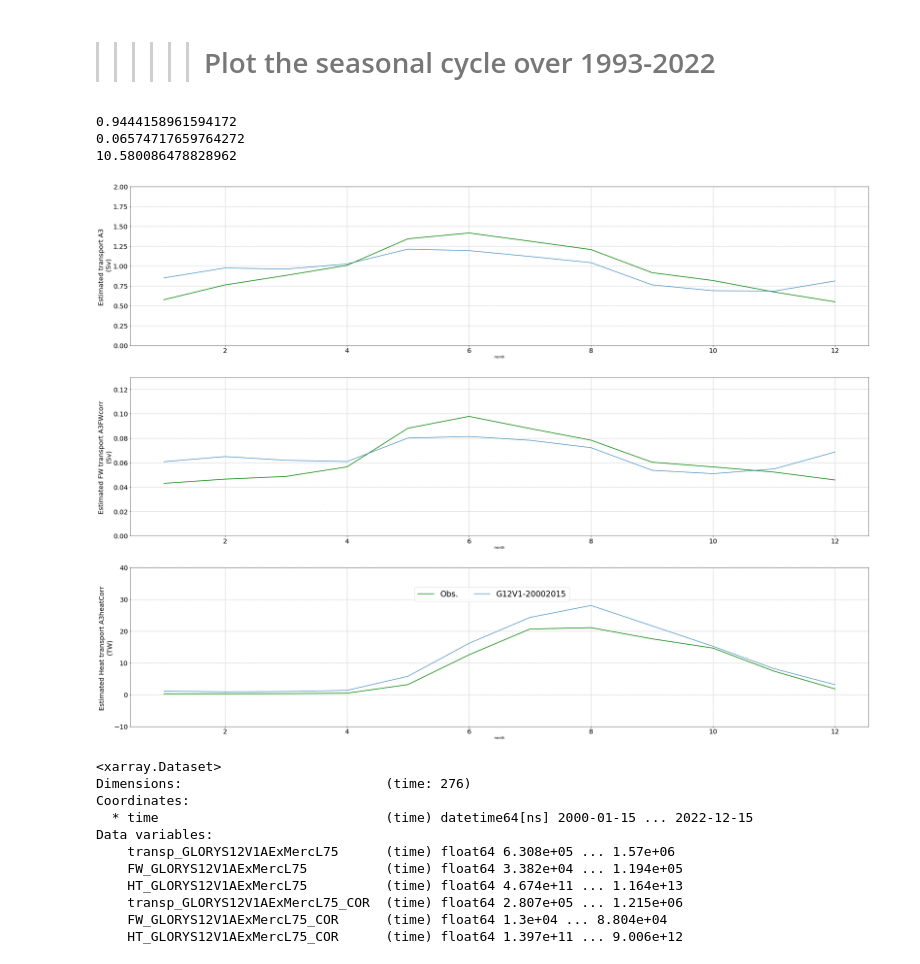
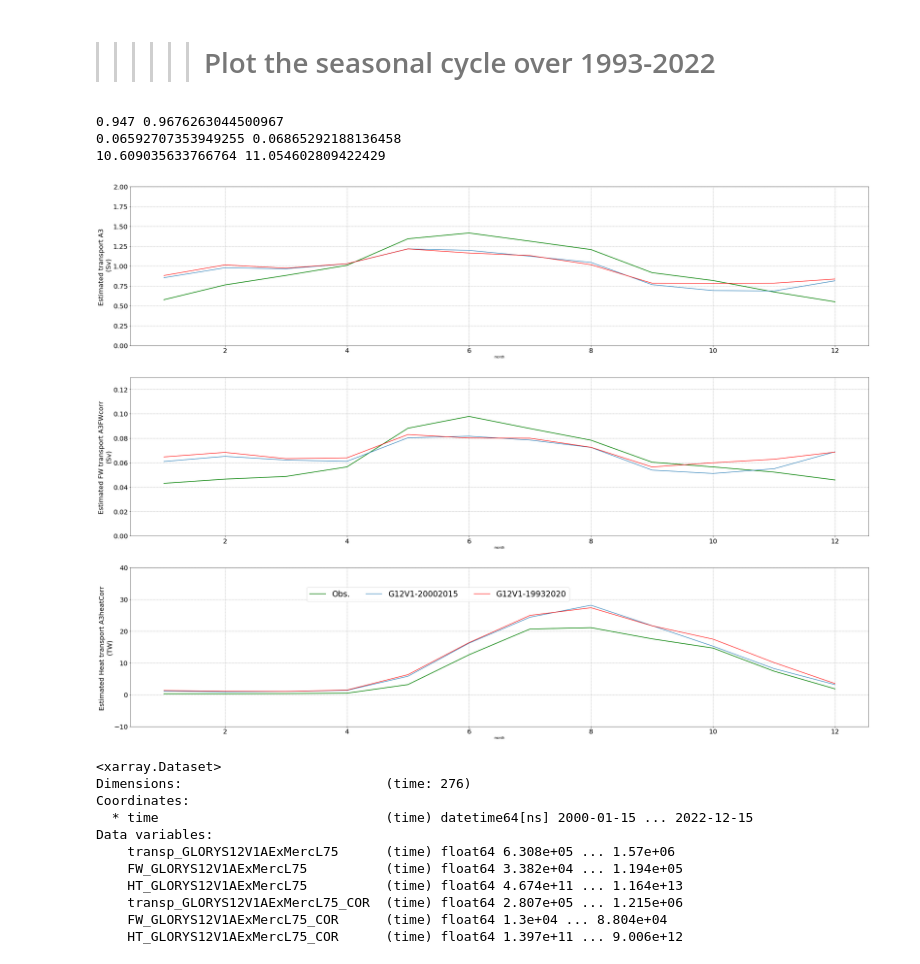
Before and after one commit to ctalandi/TOOLS, a Jupyter notebook: INTERPOLATION/GLORYS12V1/CREG12.L75/BERING/VELOCITY-CORRECTION/Glorys12v1_BERING_BDYs_4CREG12.L75_y19932022.ipynb, the cells around one changed output. Drawn from its saved outputs; the diff is of its cells as text; code cells hidden in the pictures.

```diff
--- a/INTERPOLATION/GLORYS12V1/CREG12.L75/BERING/VELOCITY-CORRECTION/Glorys12v1_BERING_BDYs_4CREG12.L75_y19932022.ipynb
+++ b/INTERPOLATION/GLORYS12V1/CREG12.L75/BERING/VELOCITY-CORRECTION/Glorys12v1_BERING_BDYs_4CREG12.L75_y19932022.ipynb
@@ -708,14 +711,14 @@ plt.title('Bering Strait Monthly means \n Obs. from Woodgate et al. PO2017', siz
 ax=plt.subplot(311)
 ds_Obs['transp_A3MeanCorr'].sel(time=slice(str(calmean_s),str(calmean_e))).groupby('time.month').mean().plot(color='g',linewidth=2.)
 (ds_M['transp_GLORYS12V1AExMercL75_COR']*1e-6).sel(time=slice(str(calmean_s),str(calmean_e))).groupby('time.month').mean('time').plot()
-#(ds_M['transp_GLORYS12V1AExMercL75']*1e-6).sel(time=slice(str(calmean_longs),str(calmean_longe))).groupby('time.month').mean('time').plot(color='r')
+(ds_M['transp_GLORYS12V1AExMercL75_COR']*1e-6).sel(time=slice(str(calmean_longs),str(calmean_longe))).groupby('time.month').mean('time').plot(color='r')
 
 
 Mean_TP_GLORYS12V1AExMercL75_S=np.array((ds_M['transp_GLORYS12V1AExMercL75_COR']*1e-6).sel(time=slice(str(calmean_s),str(calmean_e))).groupby('time.month').mean('time').mean())
-#Mean_TP_GLORYS12V1AExMercL75_L=np.array((ds_M['transp_GLORYS12V1AExMercL75']*1e-6).sel(time=slice(str(calmean_longs),str(calmean_longe))).groupby('time.month').mean('time').mean())
+Mean_TP_GLORYS12V1AExMercL75_L=np.array((ds_M['transp_GLORYS12V1AExMercL75_COR']*1e-6).sel(time=slice(str(calmean_longs),str(calmean_longe))).groupby('time.month').mean('time').mean())
 
-#print(Mean_TP_GLORYS12V1AExMercL75_S, Mean_TP_GLORYS12V1AExMercL75_L)
-print(Mean_TP_GLORYS12V1AExMercL75_S)
+print(Mean_TP_GLORYS12V1AExMercL75_S, Mean_TP_GLORYS12V1AExMercL75_L)
+#print(Mean_TP_GLORYS12V1AExMercL75_S)
 #ax.text('2008',2.25   ,'Mean '+str(calmean_s)+'-'+str(calmean_e)+' : ',color='k',size=24)
 #ax.text('2010',2.25   ,str(np.round(np.nanmean(transp_A3MeanCorr[(calmean_s-syear_Obs)*12:(calmean_e-syear_Obs)*12]),decimals=1))+'+/-'+str(transp_A3MeanCorr_std)+' Sv',color='g',size=24)
 #ax.text('2012',2.2   ,str(np.round(Mean_TP_GLORYS12V1AExMercL75_S,decimals=1))+' Sv',color='b',size=24)
@@ -736,13 +739,13 @@ plt.grid(True,linestyle='--', color='grey',alpha=0.7)
 ax=plt.subplot(312)
 ds_Obs['FW_A3FWcorr'].sel(time=slice(str(calmean_s),str(calmean_e))).groupby('time.month').mean().plot(color='g',linewidth=2.)
 (ds_M['FW_GLORYS12V1AExMercL75_COR']*1e-6).sel(time=slice(str(calmean_s),str(calmean_e))).groupby('time.month').mean('time').plot()
-#(ds_M['FW_GLORYS12V1AExMercL75']*1e-6).sel(time=slice(str(calmean_longs),str(calmean_longe))).groupby('time.month').mean('time').plot(color='r')
+(ds_M['FW_GLORYS12V1AExMercL75_COR']*1e-6).sel(time=slice(str(calmean_longs),str(calmean_longe))).groupby('time.month').mean('time').plot(color='r')
 
 Mean_FW_GLORYS12V1AExMercL75_S=np.array((ds_M['FW_GLORYS12V1AExMercL75_COR']*1e-6).sel(time=slice(str(calmean_s),str(calmean_e))).groupby('time.month').mean('time').mean())
-#Mean_FW_GLORYS12V1AExMercL75_L=np.array((ds_M['FW_GLORYS12V1AExMercL75']*1e-6).sel(time=slice(str(calmean_longs),str(calmean_longe))).groupby('time.month').mean('time').mean())
+Mean_FW_GLORYS12V1AExMercL75_L=np.array((ds_M['FW_GLORYS12V1AExMercL75_COR']*1e-6).sel(time=slice(str(calmean_longs),str(calmean_longe))).groupby('time.month').mean('time').mean())
 
-#print(Mean_FW_GLORYS12V1AExMercL75_S, Mean_FW_GLORYS12V1AExMercL75_L)
-print(Mean_FW_GLORYS12V1AExMercL75_S)
+print(Mean_FW_GLORYS12V1AExMercL75_S, Mean_FW_GLORYS12V1AExMercL75_L)
+#print(Mean_FW_GLORYS12V1AExMercL75_S)
 #ax.text('2008',0.17   ,'Mean '+str(calmean_s)+'-'+str(calmean_e)+' : ',color='k',size=24)
 #ax.text('2010',0.17   ,str(np.round(np.nanmean(FW_A3FWcorr[(calmean_s-syear_Obs)*12:(calmean_e-syear_Obs)*12]) ,decimals=2))+'+/-'+str(FW_A3FWcorr_std)+' Sv',color='g',size=24)
 #ax.text('2012',0.17   ,str(np.round(ds_M['FW_GLORYS12V1AExMercL75'].Mean,decimals=2))+'+/-'+str(np.round(ds_M['FW_GLORYS12V1AExMercL75'].Std,decimals=2))+' Sv',color='k',size=24)
@@ -755,41 +758,41 @@ plt.yticks(size=20)
 plt.grid(True,linestyle='--', color='grey',alpha=0.7)
 
 # Heat transport
 #------------------------------------------------------------------------------------
 ax=plt.subplot(313)
 ds_Obs['HT_A3heatCorr'].sel(time=slice(str(calmean_s),str(calmean_e))).groupby('time.month').mean().plot(color='g',linewidth=2.,label='Obs.')
 (ds_M['HT_GLORYS12V1AExMercL75_COR']*1e-12).sel(time=slice(str(calmean_s),str(calmean_e))).groupby('time.month').mean('time').plot(label='G12V1-20002015')
-#(ds_M['HT_GLORYS12V1AExMercL75']*1e-12).sel(time=slice(str(calmean_longs),str(calmean_longe))).groupby('time.month').mean('time').plot(color='r',label='G12V1-19932020')
+(ds_M['HT_GLORYS12V1AExMercL75_COR']*1e-12).sel(time=slice(str(calmean_longs),str(calmean_longe))).groupby('time.month').mean('time').plot(color='r',label='G12V1-19932020')
 
 Mean_HT_GLORYS12V1AExMercL75_S=np.array((ds_M['HT_GLORYS12V1AExMercL75_COR']*1e-12).sel(time=slice(str(calmean_s),str(calmean_e))).groupby('time.month').mean('time').mean())
-#Mean_HT_GLORYS12V1AExMercL75_L=np.array((ds_M['HT_GLORYS12V1AExMercL75']*1e-12).sel(time=slice(str(calmean_longs),str(calmean_longe))).groupby('time.month').mean('time').mean())
+Mean_HT_GLORYS12V1AExMercL75_L=np.array((ds_M['HT_GLORYS12V1AExMercL75_COR']*1e-12).sel(time=slice(str(calmean_longs),str(calmean_longe))).groupby('time.month').mean('time').mean())
 
-#print(Mean_HT_GLORYS12V1AExMercL75_S, Mean_HT_GLORYS12V1AExMercL75_L)
-print(Mean_HT_GLORYS12V1AExMercL75_S)
+print(Mean_HT_GLORYS12V1AExMercL75_S, Mean_HT_GLORYS12V1AExMercL75_L)
+#print(Mean_HT_GLORYS12V1AExMercL75_S)
 #ax.text('2008',64.   ,'Mean '+str(calmean_s)+'-'+str(calmean_e)+' : ',color='k',size=24)
 #ax.text('2010',64.   ,str(np.round(np.nanmean(HT_A3heatCorr[(calmean_s-syear_Obs)*12:(calmean_e-syear_Obs)*12]),decimals=1))+'+/-'+str(HT_A3heatCorr_std)+' TW',color='g',size=24)
 #ax.text('2012',64.   ,str(np.round(ds_M['HT_GLORYS12V1AExMercL75'].Std,decimals=2))+'+/-'+str(np.round(ds_M['HT_GLORYS12V1AExMercL75'].Std,decimals=2))+' TW',color='k',size=24)
 #ax.text('2017',65.   ,'Tref=-1.9 DegC',color='k',size=24)
 
 #plt.xlim(['2000','2020'])
 plt.ylabel('Estimated Heat transport A3heatCorr \n'+r'(TW)',size=20)
 plt.xticks(size=20)
 plt.yticks(size=20)
 plt.grid(True,linestyle='--', color='grey',alpha=0.7)
 plt.ylim([-10.,40.])
 
 plt.legend(bbox_to_anchor=(0., 0.8, 0.6, 0.102),ncol=3, fontsize=24)
 
 #plt.tight_layout()
 dosavefig=False
 #if dosavefig : plt.savefig('./FIGURES/BeringStrait_GLORYS12V1_SeasCyc_March2023_y'+str(calmean_s)+str(calmean_e)+'.pdf')
 if dosavefig : plt.savefig('./FIGURES/BeringStrait_GLORYS12V1_SeasCycCOR_March2023_y20002020.pdf')
 dosavefig=False
 # %% [output]
-0.9444158961594172
-0.06574717659764272
-10.580086478828962
+0.947 0.9676263044500967
+0.06592707353949255 0.06865292188136458
+10.609035633766764 11.054602809422429
-[figure, old version]
+[figure, new version]
 # %%
 ds_M
 # %% [output]
```
Also changed, not shown: parts of 17 cells of this notebook, 1 other file.
